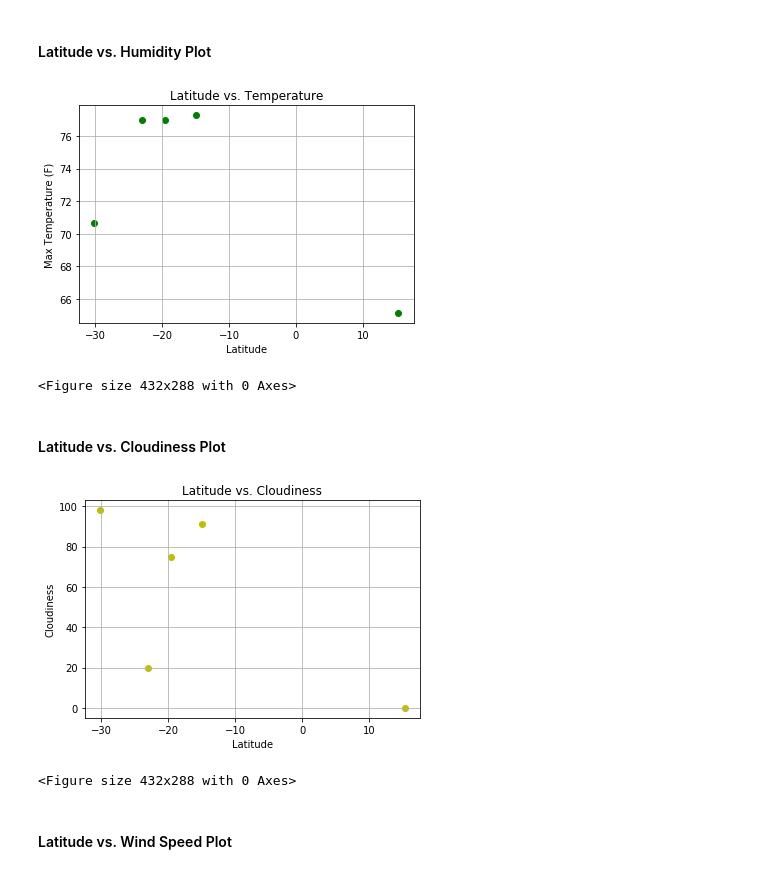
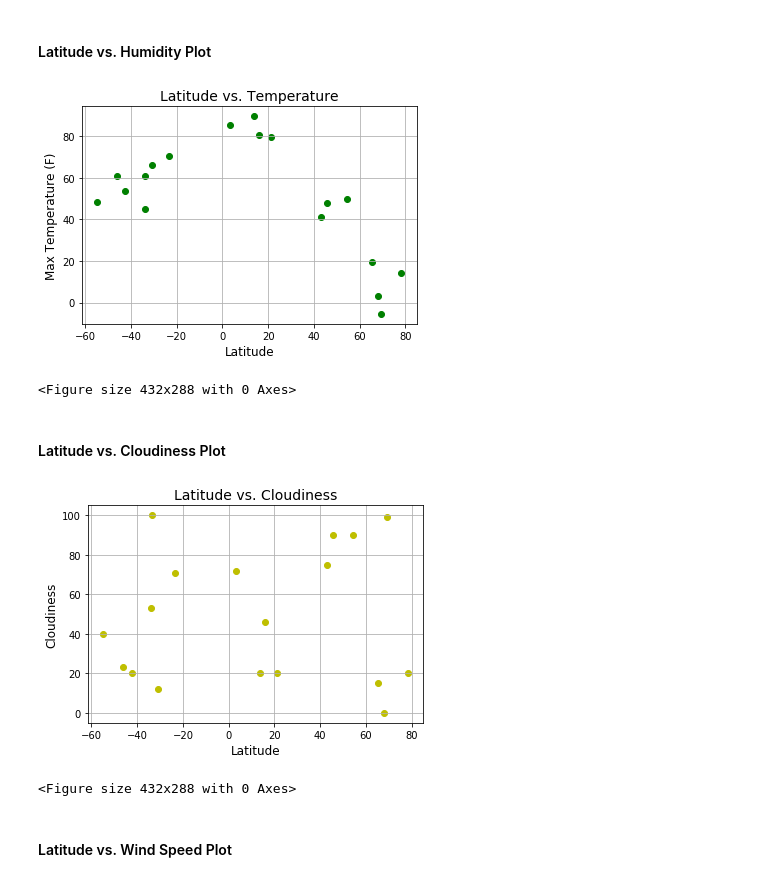
Before and after one commit to suealexa/python-api-challenge, a Jupyter notebook: weatherpy/weatherpy.ipynb, the cells around one changed output. Cells and saved outputs as stored; diff of their text form; code cells hidden in the pictures.

```diff
--- a/weatherpy/weatherpy.ipynb
+++ b/weatherpy/weatherpy.ipynb
@@ -41,8 +41,8 @@ city_name = []
 country = []
 
 # Create a set of random lat and lng combinations
-lats = np.random.uniform(low=-90.000, high=90.000, size=5)
-lngs = np.random.uniform(low=-180.000, high=180.000, size=5)
+lats = np.random.uniform(low=-90.000, high=90.000, size=800)
+lngs = np.random.uniform(low=-180.000, high=180.000, size=800)
 lat_lngs = zip(lats, lngs)
 print(lats, lngs)
 
@@ -89,5 +89,5 @@ for lat_lng in lat_lngs:
         time.sleep(2.01)
 
 # Print the city count to confirm sufficient count
-#len(cities)
+len(cities)
 # %% [output]
@@ -141,30 +153,30 @@ plt.show()
 # %%
 plt.scatter(weather_data_df["Latitude"], weather_data_df["Max Temperature"], color = "g", marker="o")
 
-plt.xlabel("Latitude")
-plt.ylabel("Max Temperature (F)")
-plt.title("Latitude vs. Temperature")
+plt.xlabel("Latitude", fontsize=12)
+plt.ylabel("Max Temperature (F)", fontsize=12)
+plt.title("Latitude vs. Temperature", fontsize=14)
 plt.grid(True)
 
 plt.show()
 plt.savefig("lat_vs_hum.png")
 # %% [output]
-[figure, old version]
+[figure, new version]
 <Figure size 432x288 with 0 Axes>
 # %% [markdown]
 #### Latitude vs. Cloudiness Plot
 # %%
 plt.scatter(weather_data_df["Latitude"], weather_data_df["Cloudiness"], color = "y", marker="o")
 
-plt.xlabel("Latitude")
-plt.ylabel("Cloudiness")
-plt.title("Latitude vs. Cloudiness")
+plt.xlabel("Latitude", fontsize=12)
+plt.ylabel("Cloudiness", fontsize=12)
+plt.title("Latitude vs. Cloudiness", fontsize=14)
 plt.grid(True)
 
 plt.show()
 plt.savefig("lat_vs_cloud.png")
 # %% [output]
-[figure, old version]
+[figure, new version]
 <Figure size 432x288 with 0 Axes>
 # %% [markdown]
 #### Latitude vs. Wind Speed Plot
```
Also changed, not shown: parts of 4 cells of this notebook.
